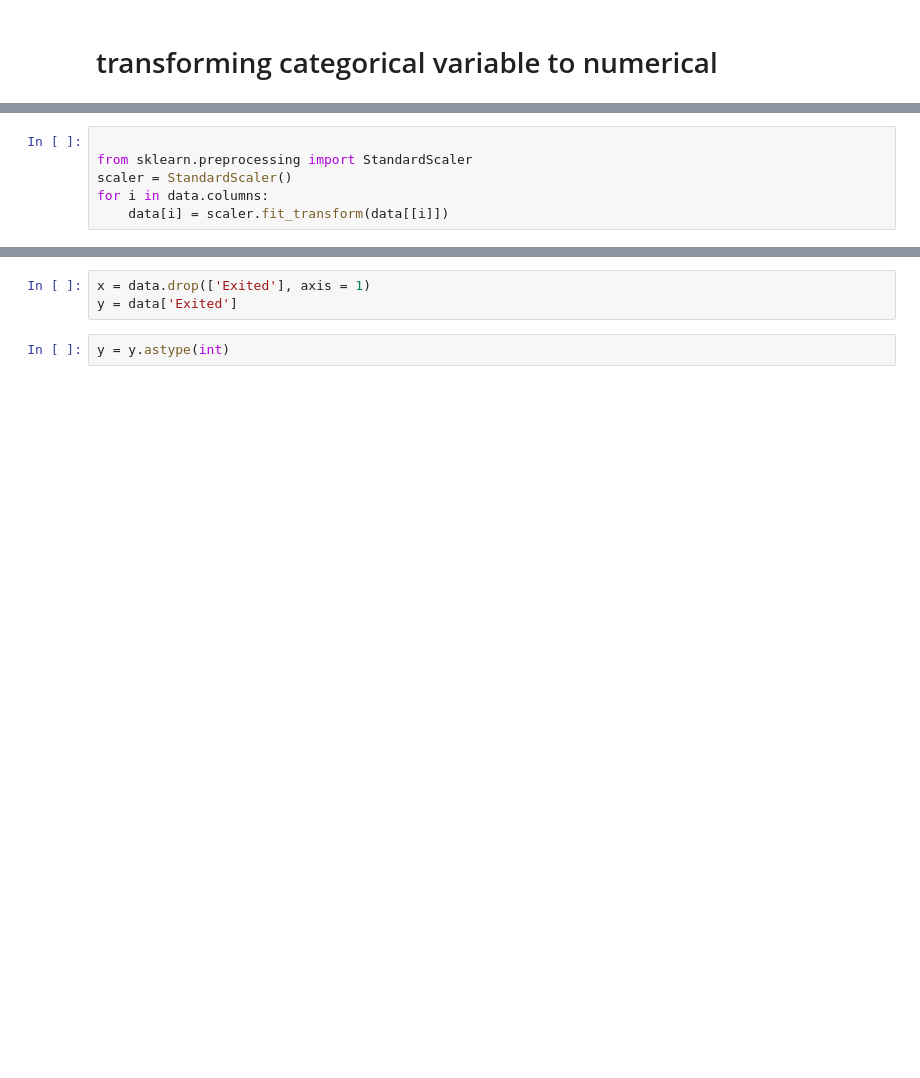
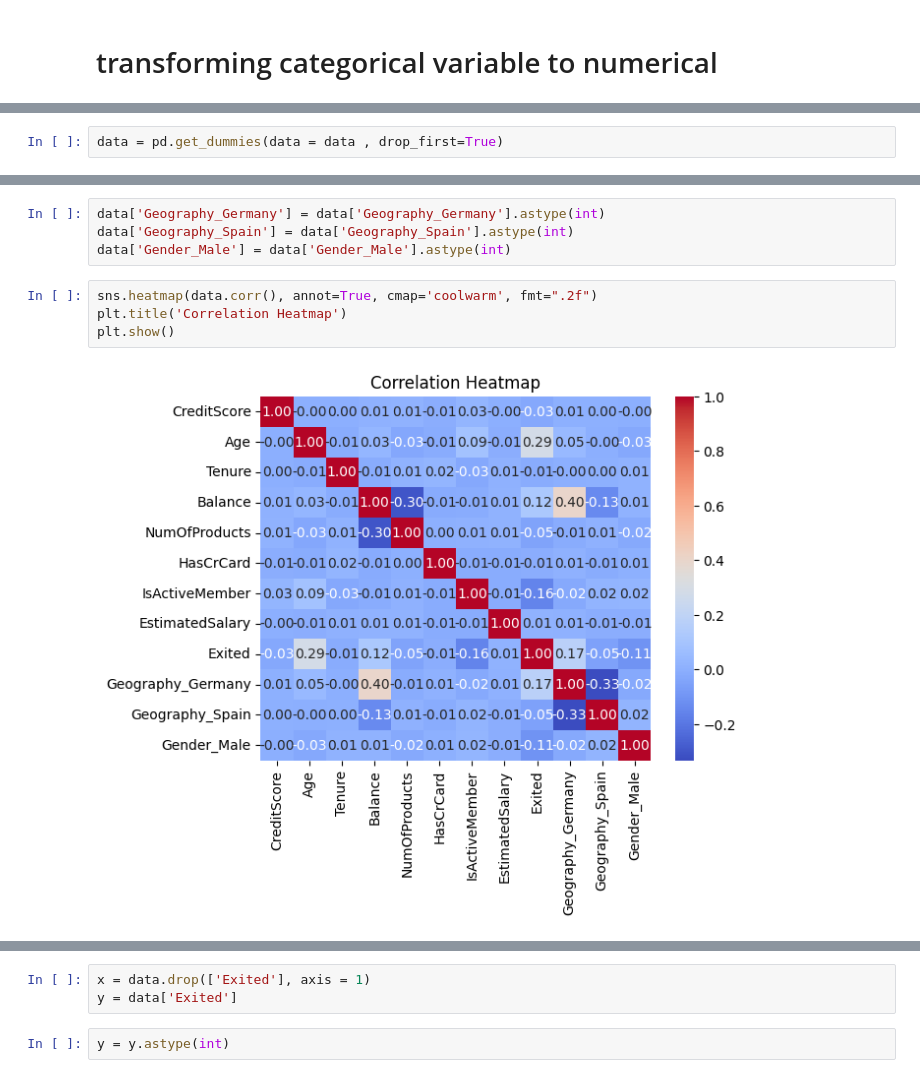
Before and after one commit to Murad-pitafi/Banks-Customer-Churn-Prediction, a Jupyter notebook: banks-churn-prediction.ipynb, the cells around one changed output, grey strips where cells are left out. Drawn from its saved outputs; the diff is of its cells as text; blank space fills up the shorter version.

```diff
--- a/banks-churn-prediction.ipynb
+++ b/banks-churn-prediction.ipynb
@@ -137,6 +186,2 @@ data.head()
-# %%
-
-from sklearn.preprocessing import StandardScaler
-scaler = StandardScaler()
-for i in data.columns:
-    data[i] = scaler.fit_transform(data[[i]])
+# %%
+data = pd.get_dummies(data = data , drop_first=True)
@@ -142,0 +197,10 @@ for i in data.columns:
+# %%
+data['Geography_Germany'] = data['Geography_Germany'].astype(int)
+data['Geography_Spain'] = data['Geography_Spain'].astype(int)
+data['Gender_Male'] = data['Gender_Male'].astype(int)
+# %%
+sns.heatmap(data.corr(), annot=True, cmap='coolwarm', fmt=".2f")
+plt.title('Correlation Heatmap')
+plt.show()
+# %% [output]
+[figure, added]
```
Also changed, not shown: parts of 51 cells of this notebook.
